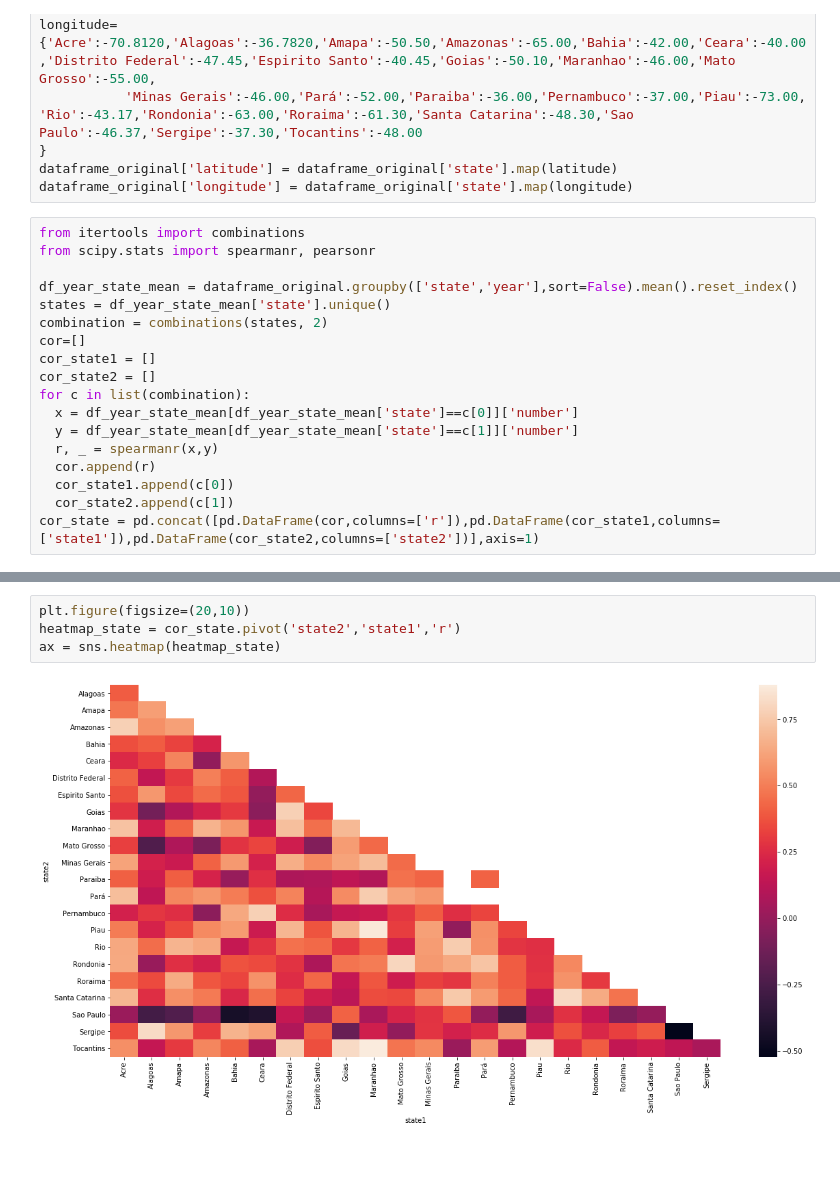
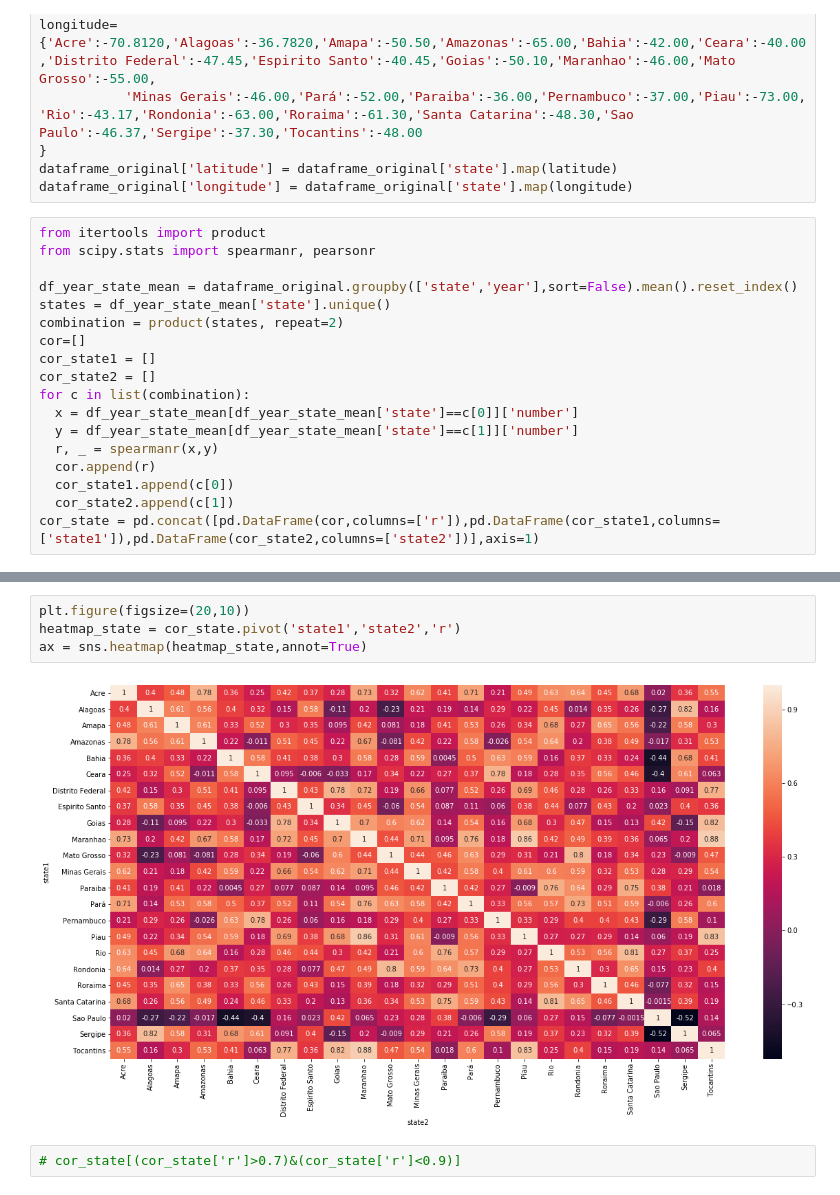
Before and after one commit to jhalani1999/Forest-fire-in-Brazil, a Jupyter notebook: forest_fires_in_brazil.ipynb, the cells around one changed output, grey strips where cells are left out. Saved outputs shown, nothing was run; the diff lists cells and outputs as text; blank space fills up the shorter version.

```diff
--- a/forest_fires_in_brazil.ipynb
+++ b/forest_fires_in_brazil.ipynb
@@ -263,12 +265,12 @@ longitude={'Acre':-70.8120,'Alagoas':-36.7820,'Amapa':-50.50,'Amazonas':-65.00,'
 dataframe_original['latitude'] = dataframe_original['state'].map(latitude)
 dataframe_original['longitude'] = dataframe_original['state'].map(longitude)
 # %%
-from itertools import combinations
+from itertools import product
 from scipy.stats import spearmanr, pearsonr
 
 df_year_state_mean = dataframe_original.groupby(['state','year'],sort=False).mean().reset_index()
 states = df_year_state_mean['state'].unique()
-combination = combinations(states, 2)
+combination = product(states, repeat=2)
 cor=[]
 cor_state1 = []
 cor_state2 = []
@@ -291,6 +293,8 @@ mean(cor_state['r']),max(cor_state['r'])
 # %%
 plt.figure(figsize=(20,10))
-heatmap_state = cor_state.pivot('state2','state1','r')
-ax = sns.heatmap(heatmap_state)
+heatmap_state = cor_state.pivot('state1','state2','r')
+ax = sns.heatmap(heatmap_state,annot=True)
 # %% [output]
-[figure, old version]
+[figure, new version]
+# %%
+# cor_state[(cor_state['r']>0.7)&(cor_state['r']<0.9)]
```
Also changed, not shown: parts of 4 cells of this notebook.
